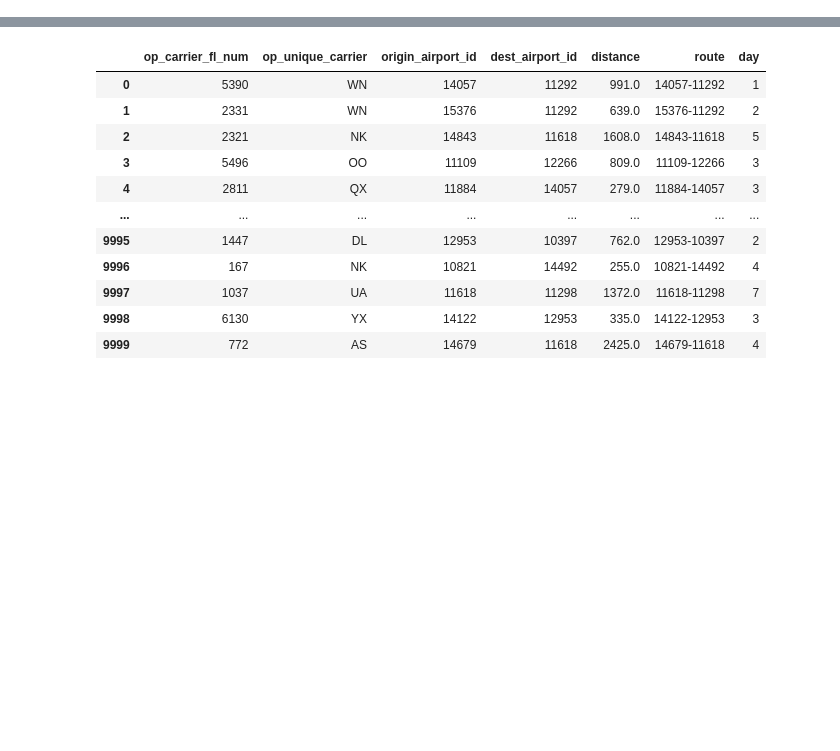
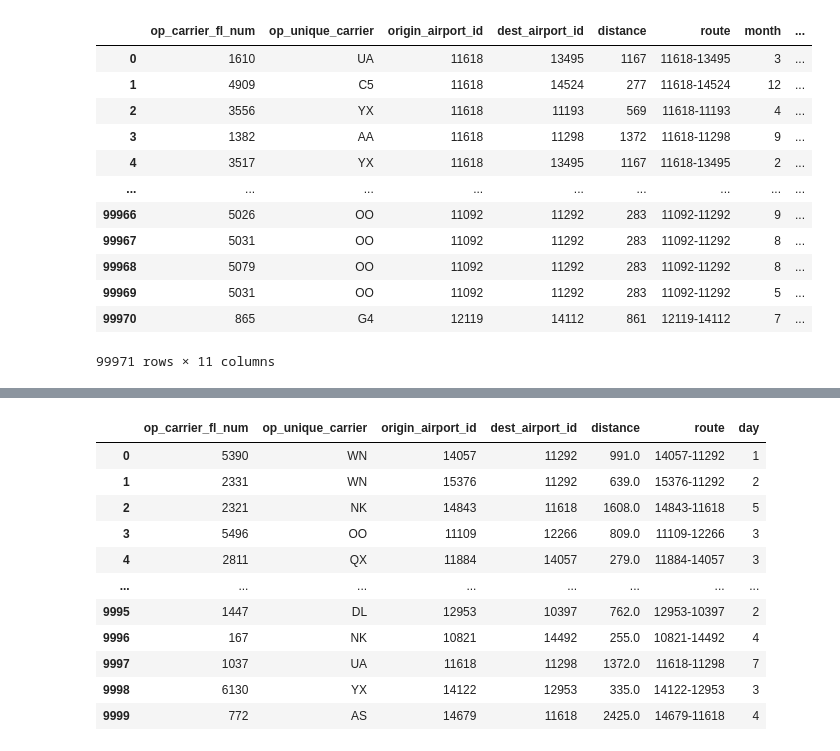
Before and after one commit to hapl/predict-flight-delays, a Jupyter notebook: src/modules/Sandbox_weather.ipynb, the cells around one changed output, grey strips where cells are left out. Drawn from its saved outputs; the diff is of its cells as text; code cells hidden in the pictures; blank space fills up the shorter version.

```diff
--- a/src/modules/Sandbox_weather.ipynb
+++ b/src/modules/Sandbox_weather.ipynb
@@ -76,6 +156,6 @@ df_weather_f
 from add_location_weather import add_location
 from add_location_weather import add_weather
 # %%
-weather_airports = pd.read_csv("/Users/hugo/Library/CloudStorage/OneDrive-Personal/DATA_Science/Bootcamp/W7/mid-term-project-I/data/processed/weatherAirports_2019_2018_Jan2020_clean.csv")
-df_week_one  = pd.read_csv("/Users/hugo/Library/CloudStorage/OneDrive-Personal/DATA_Science/Bootcamp/W7/mid-term-project-I/data/raw/Week_one_data_10000.csv")
-airports_ids =  pd.read_csv("/Users/hugo/Library/CloudStorage/OneDrive-Personal/DATA_Science/Bootcamp/W7/mid-term-project-I/data/processed/Airports_lat_lon.csv")
+weather_airports = pd.read_csv("../../data/processed/weatherAirports_2019_2018_Jan2020_clean.csv")
+df_week_one  = pd.read_csv("../../data/raw/Week_one_data_10000.csv")
+airports_ids =  pd.read_csv("../../data/processed/Airports_lat_lon.csv")
@@ -81,0 +197,18 @@ airports_ids =  pd.read_csv("/Users/hugo/Library/CloudStorage/OneDrive-Personal/
+# %%
+df1 = add_location(df,airports_ids)
+df1 = df1.drop(['airport_id','iata_code','lat','lon'], axis=1)
+df1
+# %% [output]
+|  | op_carrier_fl_num | op_unique_carrier | origin_airport_id | dest_airport_id | distance | route | month | ... |
+| 0 | 1610 | UA | 11618 | 13495 | 1167 | 11618-13495 | 3 | ... |
+| 1 | 4909 | C5 | 11618 | 14524 | 277 | 11618-14524 | 12 | ... |
+| 2 | 3556 | YX | 11618 | 11193 | 569 | 11618-11193 | 4 | ... |
+| 3 | 1382 | AA | 11618 | 11298 | 1372 | 11618-11298 | 9 | ... |
+| 4 | 3517 | YX | 11618 | 13495 | 1167 | 11618-13495 | 2 | ... |
+| ... | ... | ... | ... | ... | ... | ... | ... | ... |
+| 99966 | 5026 | OO | 11092 | 11292 | 283 | 11092-11292 | 9 | ... |
+| 99967 | 5031 | OO | 11092 | 11292 | 283 | 11092-11292 | 8 | ... |
+| 99968 | 5079 | OO | 11092 | 11292 | 283 | 11092-11292 | 8 | ... |
+| 99969 | 5031 | OO | 11092 | 11292 | 283 | 11092-11292 | 5 | ... |
+| 99970 | 865 | G4 | 12119 | 14112 | 861 | 12119-14112 | 7 | ... |
+99971 rows × 11 columns
```
Also changed, not shown: parts of 24 cells of this notebook.
